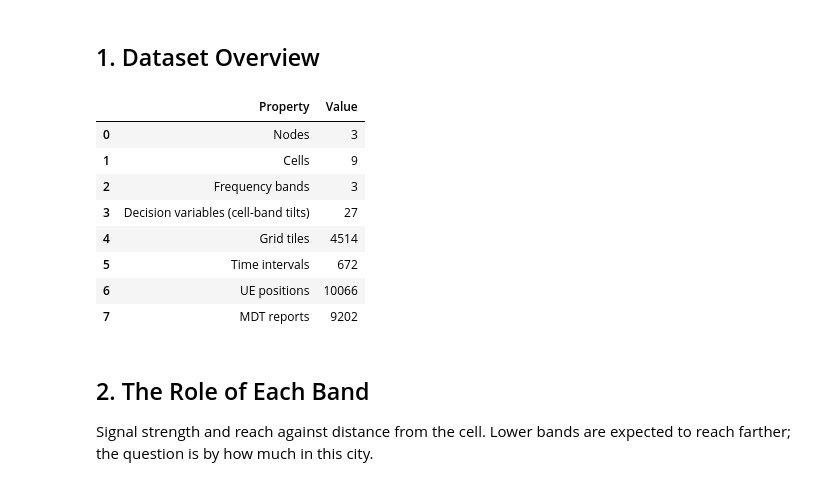
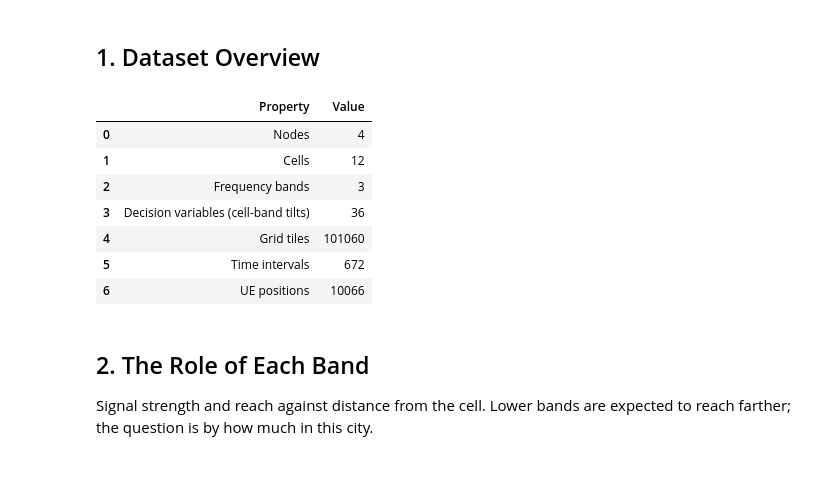
Before and after one commit to NguyenVu04/band-tilt, a Jupyter notebook: notebooks/01_eda.ipynb, the cells around one changed output. Cells and saved outputs as stored; diff of their text form; code cells hidden in the pictures.

```diff
--- a/notebooks/01_eda.ipynb
+++ b/notebooks/01_eda.ipynb
@@ -68,7 +68,7 @@ pd.set_option("display.precision", 4)
 pd.set_option("display.max_columns", 40)
 # %%
 artifacts = load_artifacts(cfg)
-mdt, ue, manifest = artifacts.mdt, artifacts.ue, artifacts.manifest
+ue, manifest = artifacts.ue, artifacts.manifest
 radio_map = artifacts.radio
 rsrp = radio_map["rsrp_dbm"].astype(float)
 sinr = radio_map["sinr_db"].astype(float)
@@ -88,36 +88,34 @@ hotspots = pd.DataFrame(manifest["density"]["hotspots"])
 # %%
 overview = (
     pd.DataFrame(
         {
             "Value": {
                 "Nodes": cells.assign(node=cells["cell"].str.rsplit("c", n=1).str[0])[
                     "node"
                 ].nunique(),
                 "Cells": len(tx_names),
                 "Frequency bands": len(bands),
                 "Decision variables (cell-band tilts)": len(tx_names) * len(bands),
                 "Grid tiles": n_rows * n_cols,
                 "Time intervals": int(manifest["time"]["n_intervals"]),
                 "UE positions": len(ue),
-                "MDT reports": len(mdt),
             }
         }
     )
     .rename_axis("Property")
     .reset_index()
 )
 save_table(overview, "dataset_overview")
 overview
 # %% [output]
 |  | Property | Value |
-| 0 | Nodes | 3 |
-| 1 | Cells | 9 |
+| 0 | Nodes | 4 |
+| 1 | Cells | 12 |
 | 2 | Frequency bands | 3 |
-| 3 | Decision variables (cell-band tilts) | 27 |
-| 4 | Grid tiles | 4514 |
+| 3 | Decision variables (cell-band tilts) | 36 |
+| 4 | Grid tiles | 101060 |
 | 5 | Time intervals | 672 |
 | 6 | UE positions | 10066 |
-| 7 | MDT reports | 9202 |
 # %% [markdown]
 ## 2. The Role of Each Band
 
```
Also changed, not shown: parts of 6 cells of this notebook, 57 other files.
